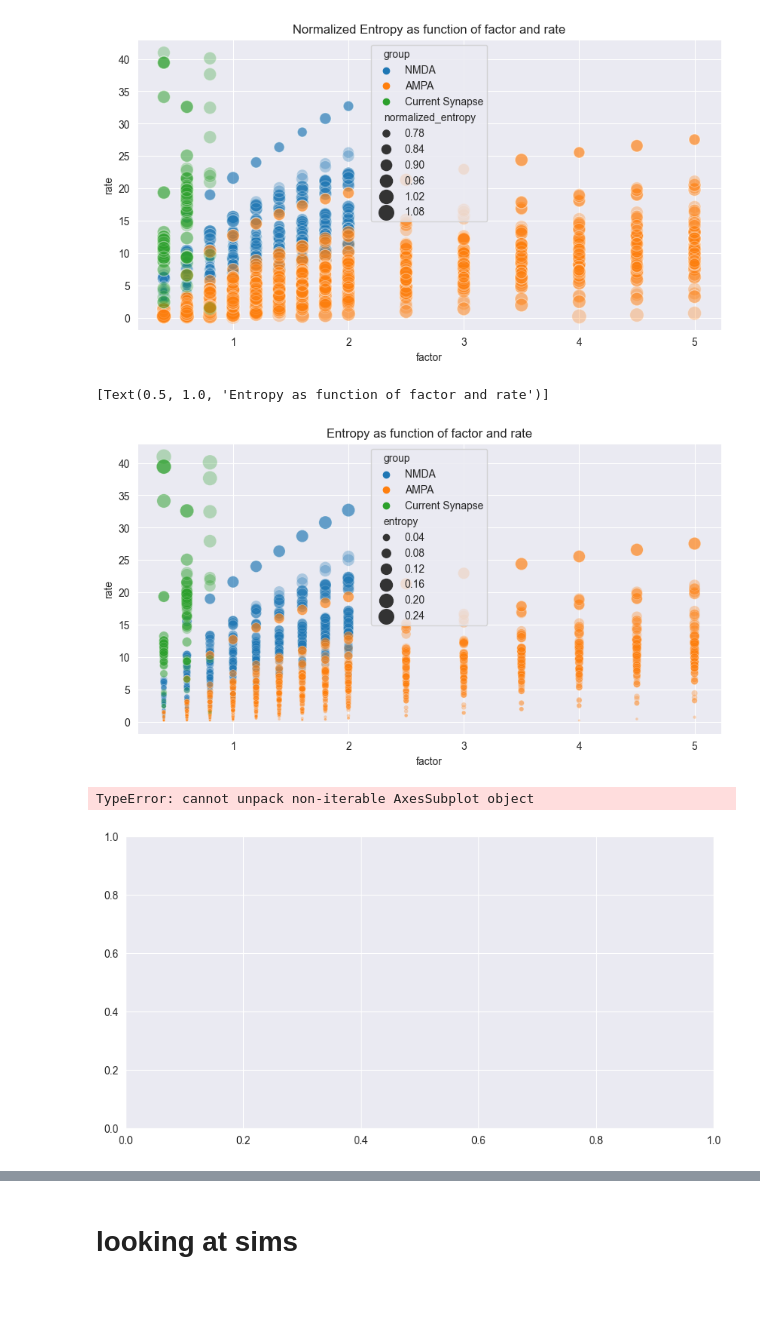
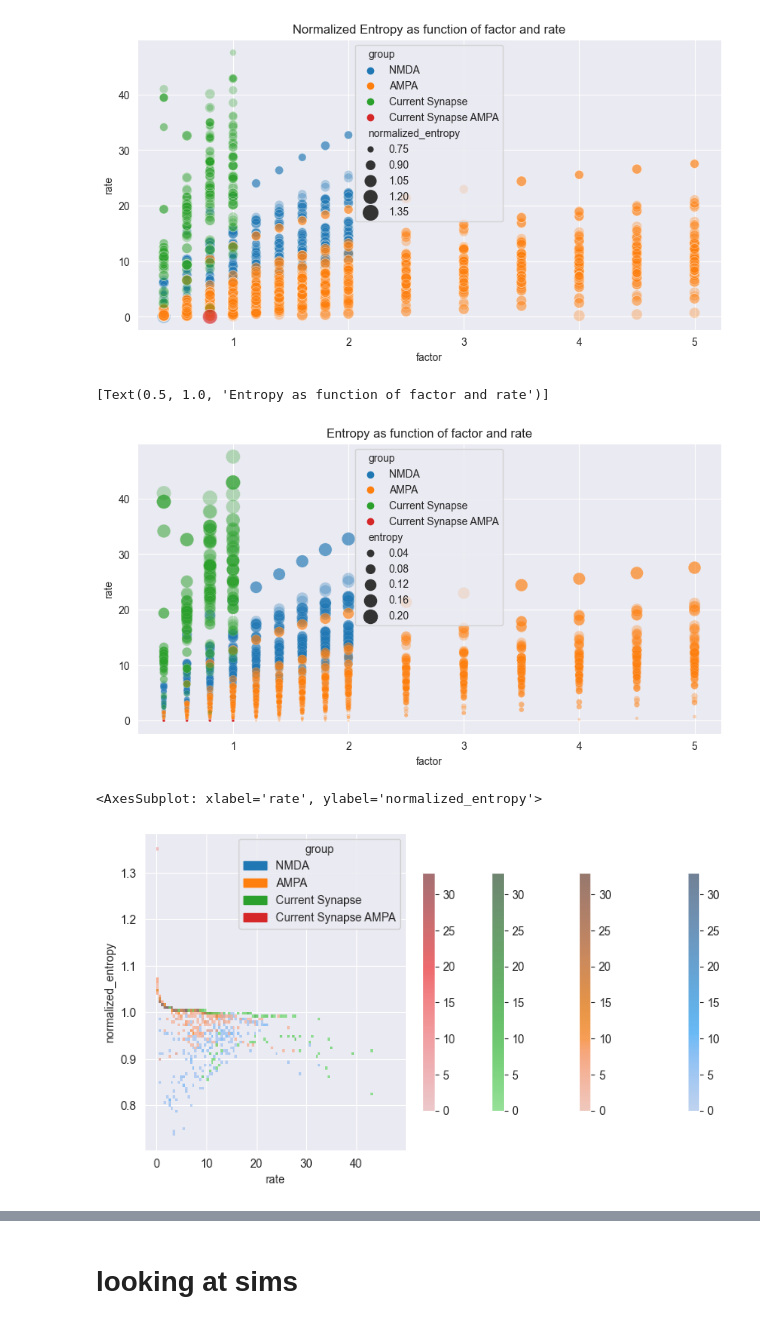
Before and after one commit to NitzanLux/neuron_mi, a Jupyter notebook: entropy_CTW_eval.ipynb, the cells around one changed output, grey strips where cells are left out. Saved outputs shown, nothing was run; the diff lists cells and outputs as text; code cells hidden in the pictures; blank space fills up the shorter version.

```diff
--- a/entropy_CTW_eval.ipynb
+++ b/entropy_CTW_eval.ipynb
@@ -16,6 +16,8 @@ from create_entropy_estimation import EntropyEstimation
 import re
 from typing import List, Iterable, Dict
 
+AVARAGE_RATE_ROUND_FACTOR = 1
+
 plt.rcParams['figure.figsize'] = [10, 5]
 # %% [output]
 recurstion old ,  3000
@@ -84,7 +87,7 @@ class CTWHandler():
         if isinstance(tag_regex_to_remove, str):
             tag_regex_to_remove = [tag_regex_to_remove]
         if group_dict is not None:
-            group_dict = {k: re.compile(f'.*{v}.*') for k, v in group_dict.items()}
+            group_dict = {k: re.compile(f'{v}') for k, v in group_dict.items()}
         for kv in self:
             for k, v in kv.items():
                 if k == 'tag':
@@ -98,15 +101,17 @@ class CTWHandler():
                     if group_dict is not None:
                         unique_flag = None
                         empty_flag = False
+                        v_groups_data_for_warning=[]
                         for k_group, v_group in group_dict.items():
                             if v_group.match(v):
+                                v_groups_data_for_warning.append((v,v_group))
                                 key_data_arr['group'].append(k_group)
                                 if unique_flag is None:
                                     unique_flag = True
                                 else:
                                     unique_flag = False
                                 empty_flag = True
-                        assert unique_flag is None or unique_flag, 'Keys of group are not unique ' + v
+                        assert unique_flag is None or unique_flag, 'Keys of group are not unique ' + ' and '.join(v_groups_data_for_warning)
                         assert empty_flag, 'one key has no group ' + v
                     else:
                         key_data_arr['group'].append('')
@@ -128,6 +133,7 @@ class CTWHandler():
         min_isi = {k: None for k in self.__data.keys()}
         for i in data_arr:
             indexes = np.where(i.s == 1)[0]
+            print(indexes)
             cur_min_isi = np.min(indexes[1:] - indexes[:-1] - 1)
             if min_isi[i.tag] is None:
                 min_isi[i.tag] = cur_min_isi
@@ -136,11 +142,12 @@ class CTWHandler():
         return min_isi
 
     def add_normalized(self, df, compress_to_minimal=False):
-        min_isi_dict = self.add_min_isi()
         tags = df['full_tag']
-        min_isi = np.array([min_isi_dict[t] for t in tags])
-        print(f'min isi = {min_isi_dict}')
+
         if compress_to_minimal:
+            min_isi_dict = self.add_min_isi()
+            min_isi = np.array([min_isi_dict[t] for t in tags])
+            print(f'min isi = {min_isi_dict}')
             df['normalizing_factor'] = binary_ent(df['n_spikes'], df['l_segemnt'] - (df['n_spikes'] * min_isi))
         else:
             df['normalizing_factor'] = binary_ent(df['n_spikes'], df['l_segemnt'])
@@ -170,10 +177,12 @@ c = CTWHandler()
 c.add_data(models_pathes)
 df = c.to_df(
     tag_regex_to_remove=['Rat_L5b_PC_2_Hay_', '(?:_noNMDA_CTW)', 'noNMDA_', '_CTW', 'current_injection_synapses_'],
-    group_dict={'NMDA': 'Hay_(?:[0-9]-)?[0-9]_CTW', 'AMPA': '_noNMDA',
-                'Current Synapse': 'Hay_current_injection_synapses_(?:[0-9]-)?[0-9]_CTW'}, )
+    group_dict={'NMDA': 'Rat_L5b_PC_2_Hay_(?:[0-9]-)?[0-9]_CTW',
+                'AMPA': 'Rat_L5b_PC_2_Hay_(?:noNMDA_(?:[0-9]-)?[0-9]|(?:[0-9]-)?[0-9]_noNMDA)_CTW',
+                'Current Synapse': 'Rat_L5b_PC_2_Hay_current_injection_synapses_(?:[0-9]-)?[0-9]_CTW',
+                'Current Synapse AMPA':'Rat_L5b_PC_2_Hay_current_injection_synapses_noNMDA_(?:[0-9]-)?[0-9]_CTW'}, )
 for i in df['full_tag'].unique():
-    df.loc[df['full_tag'] == i, 'average_rate'] = np.round(df.loc[df['full_tag'] == i, 'rate'].mean(), 2)
+    df.loc[df['full_tag'] == i, 'average_rate'] = np.round(df.loc[df['full_tag'] == i, 'rate'].mean(), AVARAGE_RATE_ROUND_FACTOR)
 
 get_factor_from_tag_match = re.compile('(?:.*_)?([0-9](?:\.[0-9]+)?).*')
 
@@ -185,5 +194,6 @@ def convert_tag_to_float(x):
 
 
 df['factor'] = df['tag'].apply(convert_tag_to_float)
-
+df.drop_duplicates()
 factor_order = {i: convert_tag_to_float(i) for i in df['tag'].unique()}
+df
@@ -274,20 +298,21 @@ plt.show()
 sns.scatterplot(data=temp_df, x="factor", y="rate", hue="group", size='entropy', sizes=(5, 200), alpha=0.3).set(
     title='Entropy as function of factor and rate')
 # %% [output]
-[figure, old version]
+[figure, new version]
 [Text(0.5, 1.0, 'Entropy as function of factor and rate')]
-[figure, old version]
+[figure, new version]
 # %%
-fig,ax = plt.subplot()
+ax = plt.subplot()
 
 sns.histplot(
     temp_df, x="rate", y="normalized_entropy",
     bins=100, alpha=0.7, discrete=(False, False), hue="group", log_scale=(False, False), cbar=True,
     cbar_kws=dict(shrink=.75),
     pthresh=.05, pmax=.9,ax=ax)
+# plt.show()
 # %% [output]
-TypeError: cannot unpack non-iterable AxesSubplot object
+<AxesSubplot: xlabel='rate', ylabel='normalized_entropy'>
-[figure, old version]
+[figure, new version]
 # %%
 from sklearn import linear_model
 from sklearn.metrics import r2_score
```
Also changed, not shown: parts of 10 cells of this notebook, 9 other files.
